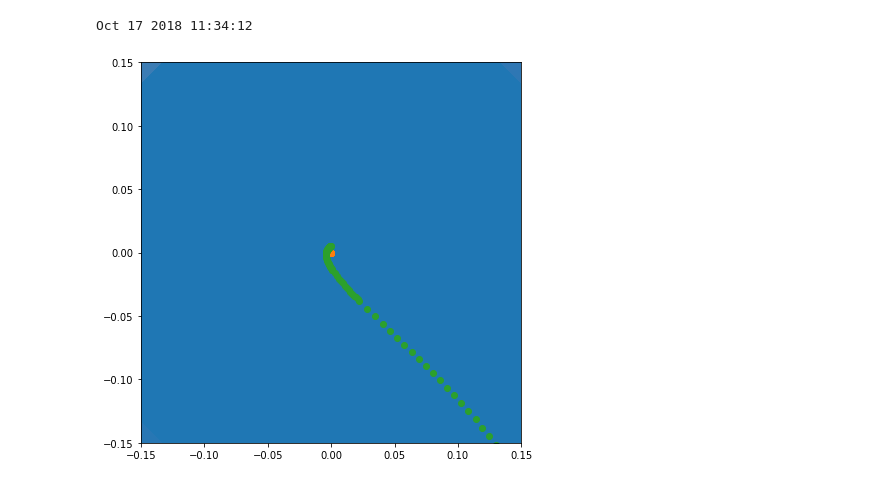
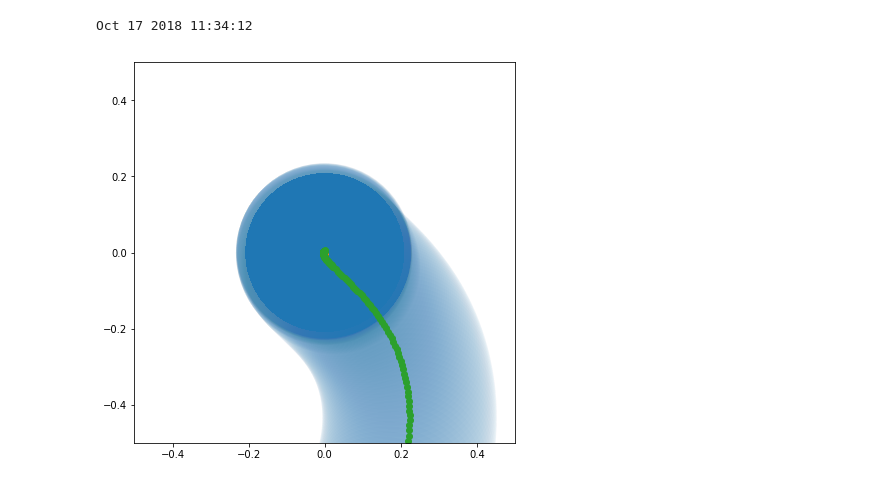
Before and after one commit to keirdarling/rebound, a Jupyter notebook: 20180708Fields/Mercury Interconnect Sept 23 2018.ipynb, the cells around one changed output. Saved outputs shown, nothing was run; the diff lists cells and outputs as text; code cells hidden in the pictures.

```diff
--- a/20180708Fields/Mercury Interconnect Sept 23 2018.ipynb
+++ b/20180708Fields/Mercury Interconnect Sept 23 2018.ipynb
@@ -180,7 +180,6 @@ def mercury_step(self,rcrit=None,algor=1):
     self.t += self.dt
 rebound.Simulation.mercury_step = mercury_step
 # %%
-rcrit = [0.0, 0.2, 0.4]
 def setup_sim():
     sim = rebound.Simulation()
     sim.add(m=1)
@@ -188,35 +187,42 @@ def setup_sim():
     sim.add(a=1.1,omega=0.3,f=0.5,e=0.2,m=0.001)
     sim.dt = 0.025
     return sim
+# calculate mercurius rcrit
+sim = setup_sim()
+sim.integrator = "mercurius"
+sim.step()
+rcrit_mercurius = [sim.ri_mercurius._rhill[i] for i in range(sim.N)]
+#rcrit = [0.0, 0.2, 0.4]
+rcrit = rcrit_mercurius
 # %%
 """Plotting the test orbit"""
 fig, ax = plt.subplots(1,1,figsize=(7,7))
 
 sim = setup_sim()
 patches = [[] for i in range(sim.N)]
 steps = 300
 xyz = np.zeros((steps,sim.N,3))
 for k in range(steps):
     sim.step_manual("ias15")
     for i in range(sim.N):
         refid = 1
         ref = sim.particles[refid]
         xyz[k][i] = [sim.particles[i].x-ref.x, sim.particles[i].y-ref.y, sim.particles[i].z-ref.z]
         if rcrit[i]>0.:
             circle = Circle((xyz[k][i][0], xyz[k][i][1]), rcrit[i])
             patches[i].append(circle)
 
 for i in range(sim.N):
     p = PatchCollection(patches[i], alpha=0.02)
     ax.add_collection(p)
 
 ax.set_aspect("equal")
-ax.set_xlim([-0.15,0.15])
-ax.set_ylim([-0.15,0.15])
+ax.set_xlim([-0.5,0.5])
+ax.set_ylim([-0.5,0.5])
 for i in range(sim.N):
     ax.scatter(xyz[:,i,0],xyz[:,i,1]);
 # %% [output]
-[figure, old version]
+[figure, new version]
 # %%
 def step_manual(self,algo):
     if algo == "mercuryhybrid":
```
Also changed, not shown: parts of 1 cell of this notebook.
